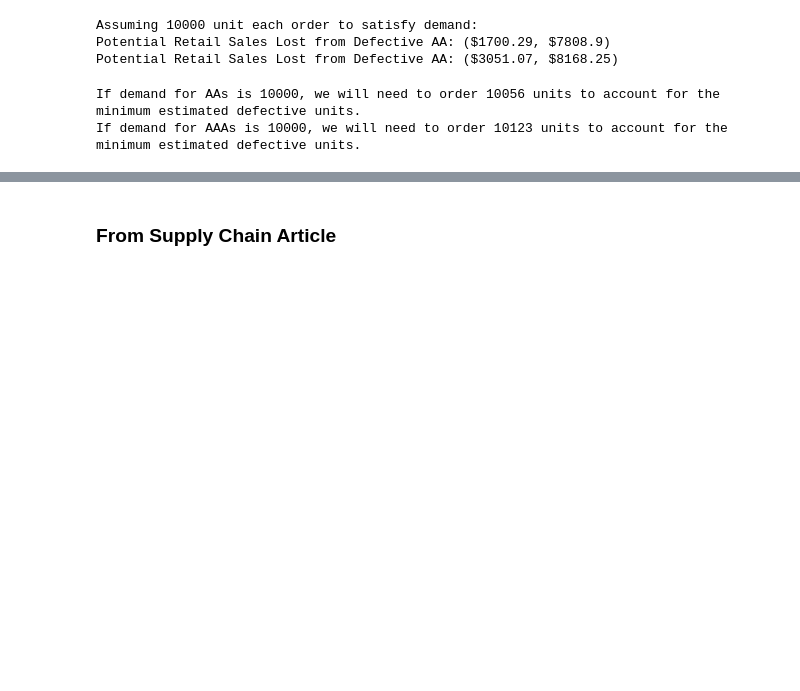
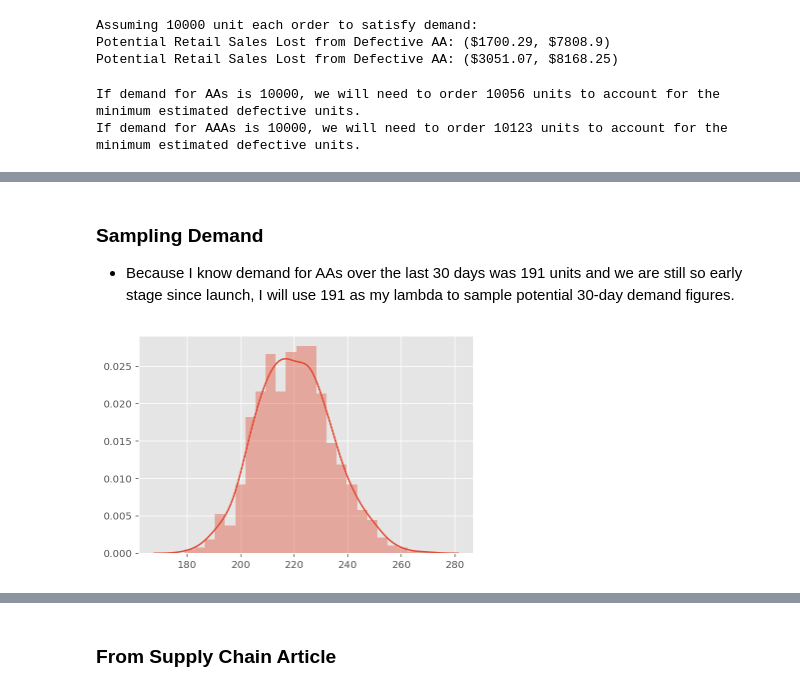
Before and after one commit to ryankirkland/customer-data-analysis, a Jupyter notebook: PBE-Order-Analysis.ipynb, the cells around one changed output, grey strips where cells are left out. Cells and saved outputs as stored; diff of their text form; code cells hidden in the pictures; blank space fills up the shorter version.

```diff
--- a/PBE-Order-Analysis.ipynb
+++ b/PBE-Order-Analysis.ipynb
@@ -360,0 +426,9 @@ $\text{None} \sim \text{Beta}(\mathit{alpha}=0.030752262915821383,~\mathit{beta}
+# %% [markdown]
+### Sampling Demand
+
+- Because I know demand for AAs over the last 30 days was 191 units and we are still so early stage since launch, I will use 191 as my lambda to sample potential 30-day demand figures.
+# %%
+demand_samples = stats.poisson(191, 30).rvs(1000)
+sns.distplot(demand_samples);
+# %% [output]
+[figure, added]
```
Also changed, not shown: parts of 17 cells of this notebook.
